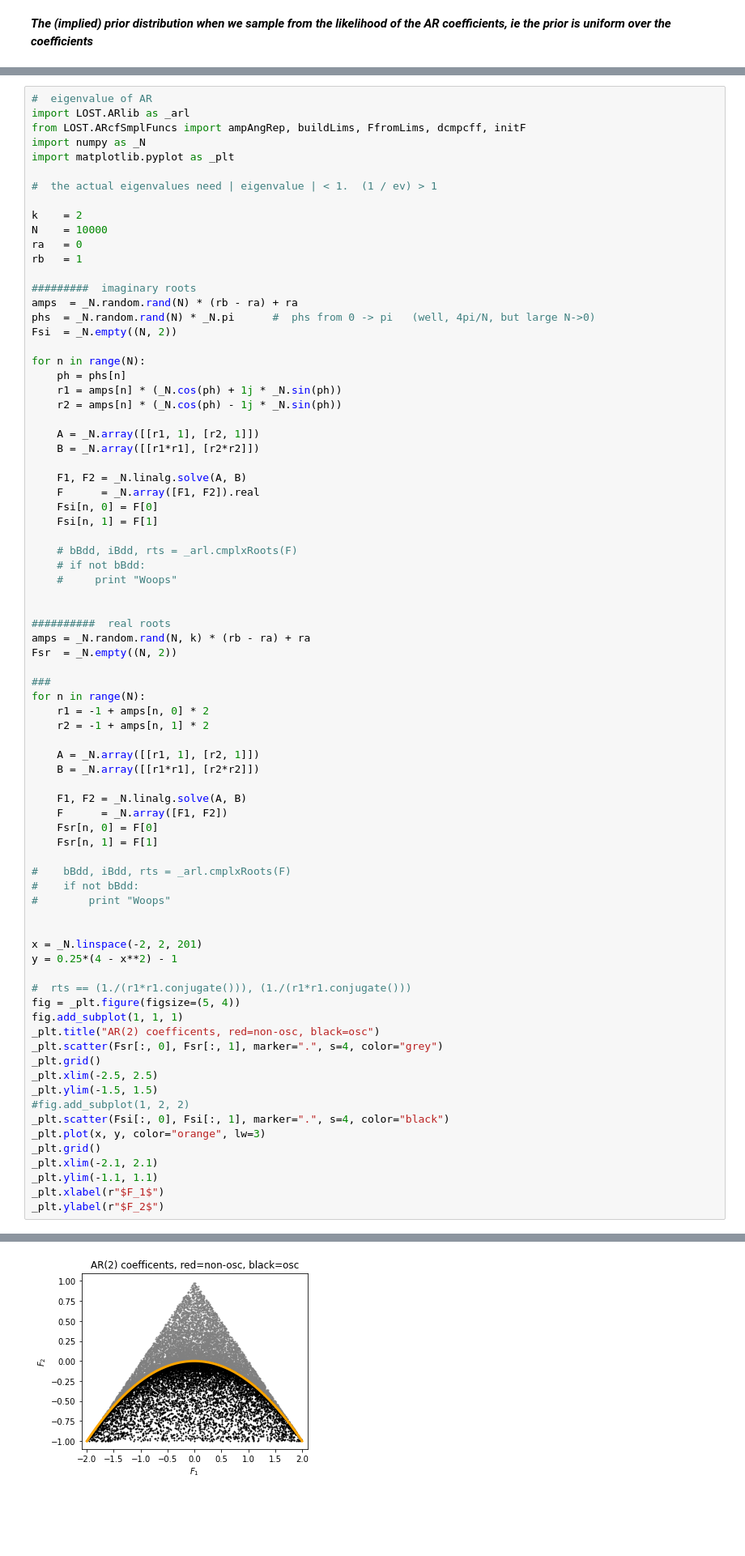
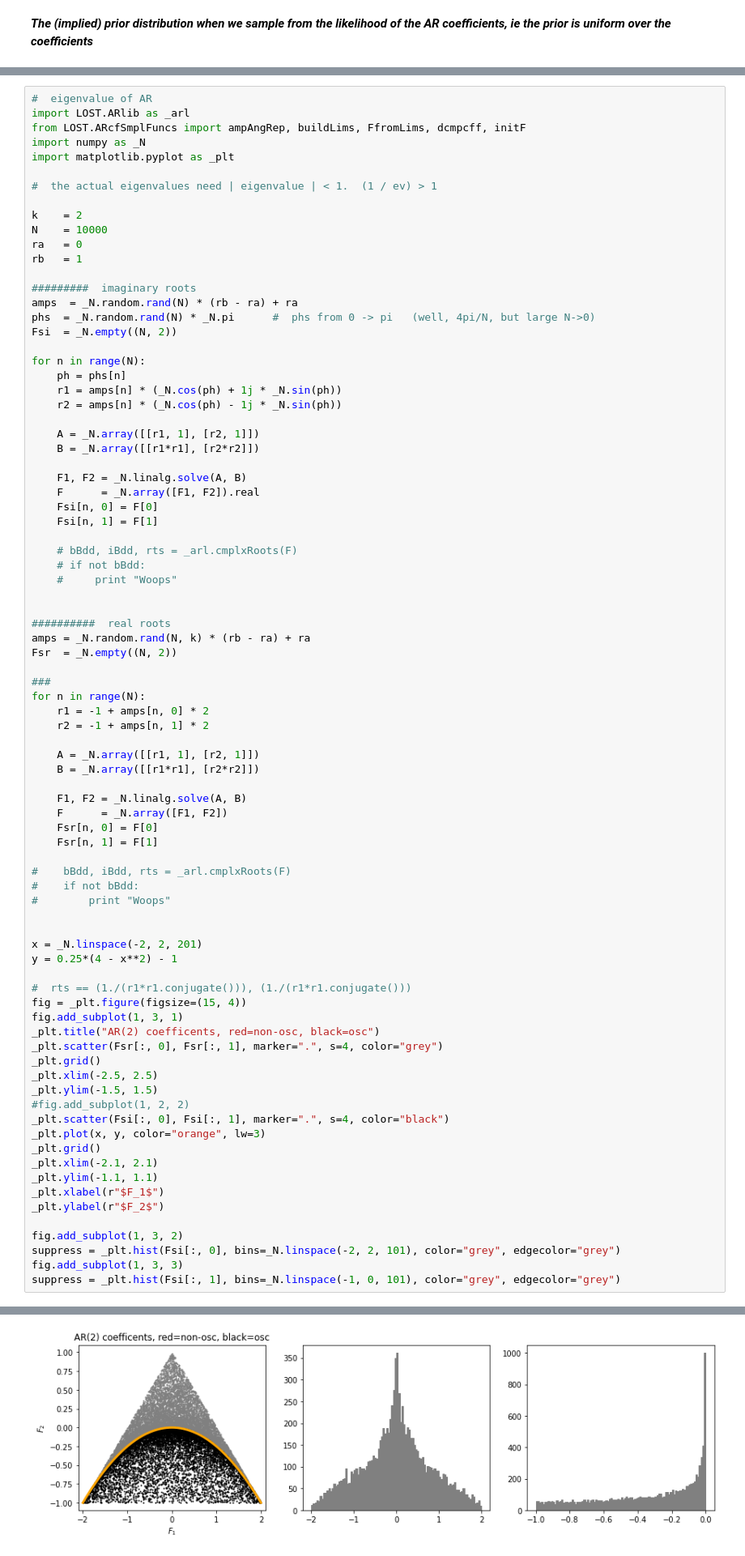
Before and after one commit to AraiKensuke/LOST, a Jupyter notebook: Notebooks/AR2_priors.ipynb, the cells around one changed output, grey strips where cells are left out. Shown at 81% size. Saved outputs shown, nothing was run; the diff lists cells and outputs as text; blank space fills up the shorter version.

```diff
--- a/Notebooks/AR2_priors.ipynb
+++ b/Notebooks/AR2_priors.ipynb
@@ -106,8 +106,8 @@ x = _N.linspace(-2, 2, 201)
 y = 0.25*(4 - x**2) - 1
 
 #  rts == (1./(r1*r1.conjugate())), (1./(r1*r1.conjugate()))
-fig = _plt.figure(figsize=(5, 4))
-fig.add_subplot(1, 1, 1)
+fig = _plt.figure(figsize=(15, 4))
+fig.add_subplot(1, 3, 1)
 _plt.title("AR(2) coefficents, red=non-osc, black=osc")
 _plt.scatter(Fsr[:, 0], Fsr[:, 1], marker=".", s=4, color="grey")
 _plt.grid()
@@ -121,4 +121,9 @@ _plt.xlim(-2.1, 2.1)
 _plt.ylim(-1.1, 1.1)
 _plt.xlabel(r"$F_1$")
 _plt.ylabel(r"$F_2$")
+
+fig.add_subplot(1, 3, 2)
+suppress = _plt.hist(Fsi[:, 0], bins=_N.linspace(-2, 2, 101), color="grey", edgecolor="grey")
+fig.add_subplot(1, 3, 3)
+suppress = _plt.hist(Fsi[:, 1], bins=_N.linspace(-1, 0, 101), color="grey", edgecolor="grey")
 # %% [output]
@@ -126,4 +130,4 @@ Text(0, 0.5, '$F_2$')
-[figure, old version]
+[figure, new version]
 # %% [markdown]
 Notice that in the above, the black dots don't appear very uniformly distributed in the stationary AR(2) region - it looks denser near the orange boundary between oscillatory and non-oscillatory AR(2) coefficents.
 
```
Also changed, not shown: parts of 3 cells of this notebook.
